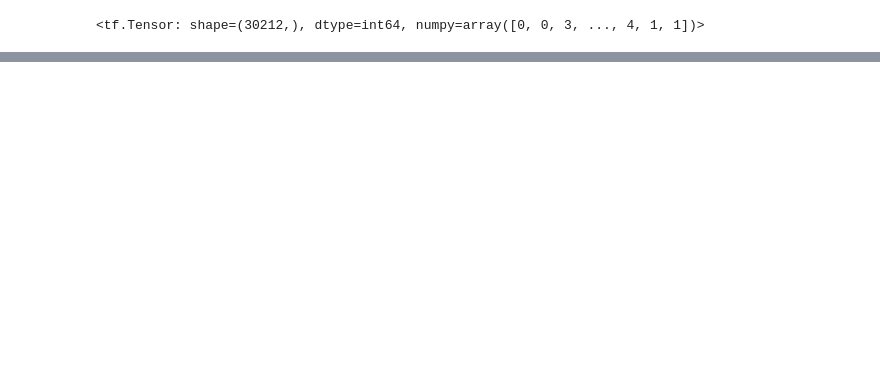
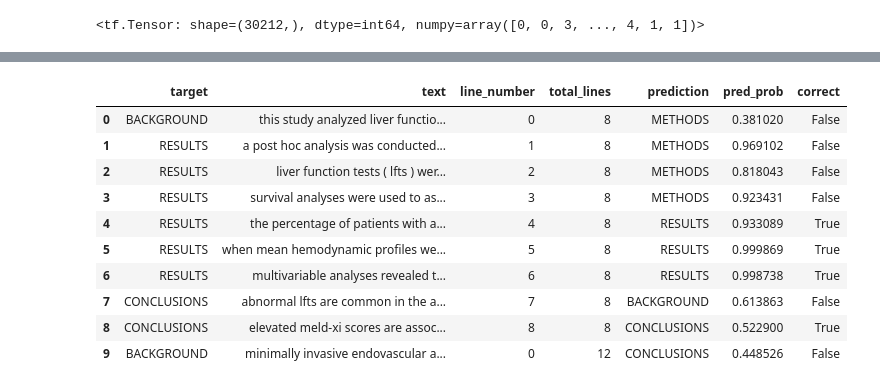
Before and after one commit to KM-Pusat/SkimLit_NLP, a Jupyter notebook: NLP_SkimLit_Project_KMP.ipynb, the cells around one changed output, grey strips where cells are left out. Saved outputs shown, nothing was run; the diff lists cells and outputs as text; code cells hidden in the pictures; blank space fills up the shorter version.

```diff
--- a/NLP_SkimLit_Project_KMP.ipynb
+++ b/NLP_SkimLit_Project_KMP.ipynb
@@ -895,0 +958,18 @@ val_df.head(10)
+# %%
+# Create prediction test dataframe
+test_df["prediction"] = model_1_pred_classes
+test_df["pred_prob"] = tf.reduce_max(model_1_test_preds, axis=1).numpy() # get the maximum prediction probability
+test_df["correct"] = test_df["prediction"] == test_df["target"] # create binary column for whether the prediction is right or not
+test_df.head(10)
+# %% [output]
+|  | target | text | line_number | total_lines | prediction | pred_prob | correct |
+| 0 | BACKGROUND | this study analyzed liver functio... | 0 | 8 | METHODS | 0.381020 | False |
+| 1 | RESULTS | a post hoc analysis was conducted... | 1 | 8 | METHODS | 0.969102 | False |
+| 2 | RESULTS | liver function tests ( lfts ) wer... | 2 | 8 | METHODS | 0.818043 | False |
+| 3 | RESULTS | survival analyses were used to as... | 3 | 8 | METHODS | 0.923431 | False |
+| 4 | RESULTS | the percentage of patients with a... | 4 | 8 | RESULTS | 0.933089 | True |
+| 5 | RESULTS | when mean hemodynamic profiles we... | 5 | 8 | RESULTS | 0.999869 | True |
+| 6 | RESULTS | multivariable analyses revealed t... | 6 | 8 | RESULTS | 0.998738 | True |
+| 7 | CONCLUSIONS | abnormal lfts are common in the a... | 7 | 8 | BACKGROUND | 0.613863 | False |
+| 8 | CONCLUSIONS | elevated meld-xi scores are assoc... | 8 | 8 | CONCLUSIONS | 0.522900 | True |
+| 9 | BACKGROUND | minimally invasive endovascular a... | 0 | 12 | CONCLUSIONS | 0.448526 | False |
```
Also changed, not shown: parts of 26 cells of this notebook.
